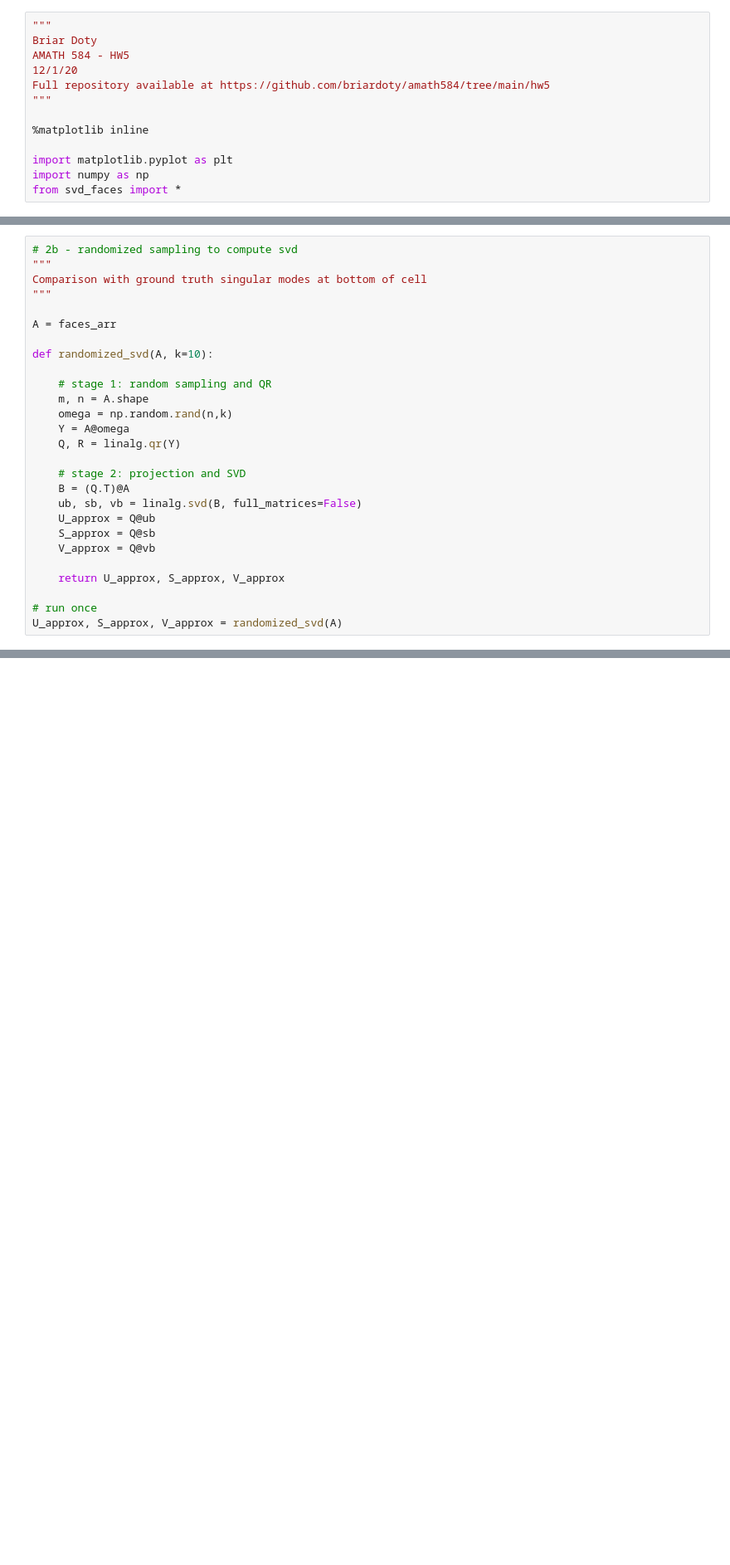
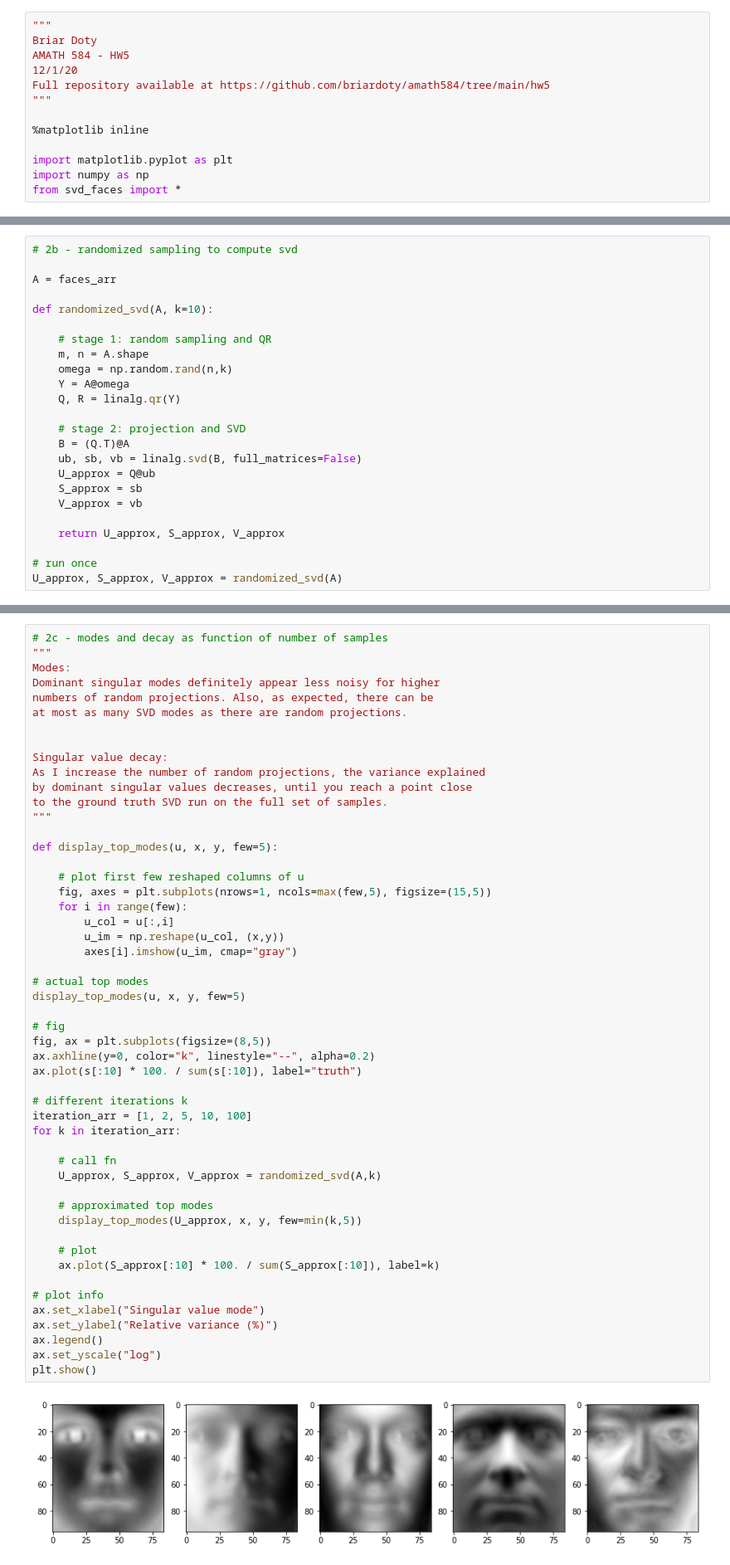
Before and after one commit to briardoty/amath584, a Jupyter notebook: hw5/hw5.ipynb, the cells around one changed output, grey strips where cells are left out. Shown: that part at 83% size. Drawn from its saved outputs; the diff is of its cells as text; blank space fills up the shorter version.

```diff
--- a/hw5/hw5.ipynb
+++ b/hw5/hw5.ipynb
@@ -298,9 +298,6 @@ Largest eigenvalue: 310031.73837215506
 Largest singular value: 350349.21148267627
 # %%
 # 2b - randomized sampling to compute svd
-"""
-Comparison with ground truth singular modes at bottom of cell
-"""
 
 A = faces_arr
 
@@ -316,8 +313,8 @@ def randomized_svd(A, k=10):
     B = (Q.T)@A
     ub, sb, vb = linalg.svd(B, full_matrices=False)
     U_approx = Q@ub
-    S_approx = Q@sb
-    V_approx = Q@vb
+    S_approx = sb
+    V_approx = vb
 
     return U_approx, S_approx, V_approx
 
@@ -389,0 +323,53 @@ The first 8 modes account for 93.11389136850967% of variance.
+# %%
+# 2c - modes and decay as function of number of samples
+"""
+Modes:
+Dominant singular modes definitely appear less noisy for higher
+numbers of random projections. Also, as expected, there can be
+at most as many SVD modes as there are random projections.
+
+
+Singular value decay:
+As I increase the number of random projections, the variance explained
+by dominant singular values decreases, until you reach a point close
+to the ground truth SVD run on the full set of samples.
+"""
+
+def display_top_modes(u, x, y, few=5):
+
+    # plot first few reshaped columns of u
+    fig, axes = plt.subplots(nrows=1, ncols=max(few,5), figsize=(15,5))
+    for i in range(few):
+        u_col = u[:,i]
+        u_im = np.reshape(u_col, (x,y))
+        axes[i].imshow(u_im, cmap="gray")
+
+# actual top modes
+display_top_modes(u, x, y, few=5)
+
+# fig
+fig, ax = plt.subplots(figsize=(8,5))
+ax.axhline(y=0, color="k", linestyle="--", alpha=0.2)
+ax.plot(s[:10] * 100. / sum(s[:10]), label="truth")
+
+# different iterations k
+iteration_arr = [1, 2, 5, 10, 100]
+for k in iteration_arr:
+
+    # call fn
+    U_approx, S_approx, V_approx = randomized_svd(A,k)
+
+    # approximated top modes
+    display_top_modes(U_approx, x, y, few=min(k,5))
+
+    # plot
+    ax.plot(S_approx[:10] * 100. / sum(S_approx[:10]), label=k)
+
+# plot info
+ax.set_xlabel("Singular value mode")
+ax.set_ylabel("Relative variance (%)")
+ax.legend()
+ax.set_yscale("log")
+plt.show()
+# %% [output]
+[figure, added]
```
Also changed, not shown: parts of 6 cells of this notebook.
